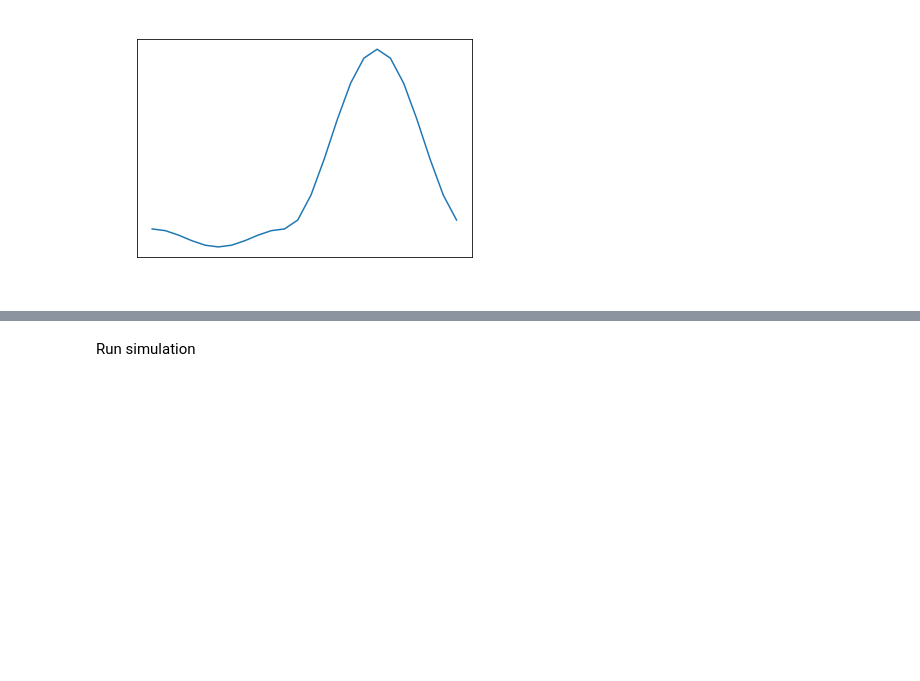
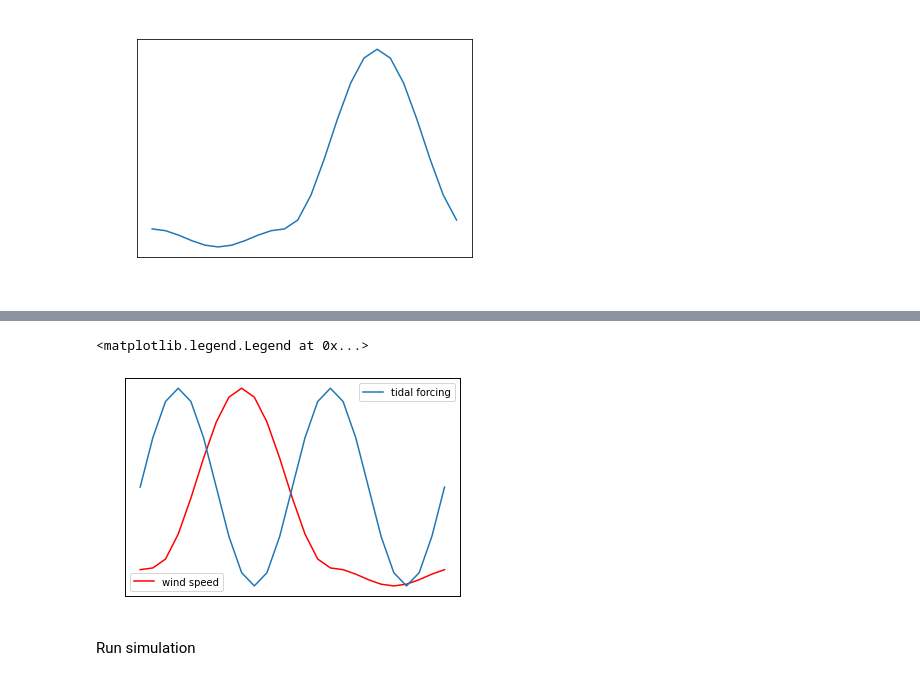
Before and after one commit to sintefmath/reduced-gravity-ocean-model, a Jupyter notebook: notebooks/Oslofjord/Oslofjord-ArtificialParameters.ipynb, the cells around one changed output, grey strips where cells are left out. Cells and saved outputs as stored; diff of their text form; code cells hidden in the pictures; blank space fills up the shorter version.

```diff
--- a/notebooks/Oslofjord/Oslofjord-ArtificialParameters.ipynb
+++ b/notebooks/Oslofjord/Oslofjord-ArtificialParameters.ipynb
@@ -261,13 +276,4 @@ Text(0, 0.5, 'u [m^2/s]')
 # %%
-bc_h = mld[0].data*np.ones((T_steps,NX)) #np.tile(mld[0], (T_steps,1))
-
-ampl_h = 4.0
-bc_h[:,165:] = bc_h[:,165:] + ampl_h*np.ones_like(bc_h[:,165:])*np.sin(2*np.pi*ts/freq)[:,np.newaxis]
-
-bc_hv = bc_h*bc_v
-
-bc_h = bc_h - H
-
 south = Common.SingleBoundaryConditionData(h=bc_h.astype(np.float32), hu=np.zeros((T_steps, NX), dtype=np.float32), hv=bc_hv.astype(np.float32))
 north = Common.SingleBoundaryConditionData(h=np.zeros((T_steps, NX), dtype=np.float32), hu=np.zeros((T_steps, NX), dtype=np.float32), hv=np.zeros((T_steps, NX), dtype=np.float32))
 east  = Common.SingleBoundaryConditionData(h=np.zeros((T_steps, NY), dtype=np.float32), hu=np.zeros((T_steps, NY), dtype=np.float32), hv=np.zeros((T_steps, NY), dtype=np.float32))
@@ -327,3 +331,15 @@ stop
+# %%
+fig, ax = plt.subplots()
+ax.plot(np.array(wind_u).flatten()[0:25], c="red", label="wind speed")
+ax.legend(loc=3,labelcolor="black")
+ax.set_xticks([0,6,12,18,24])
+ax.set_xticklabels([9,15,21,3,9])
+ax2 = ax.twinx()
+ax2.plot(bc_h[0:25,170], label="tidal forcing")
+ax2.legend(loc=1, labelcolor="black")
+# %% [output]
+<matplotlib.legend.Legend at 0x...>
+[figure, added]
 # %% [markdown]
 Run simulation
 # %%
```
Also changed, not shown: parts of 14 cells of this notebook.
